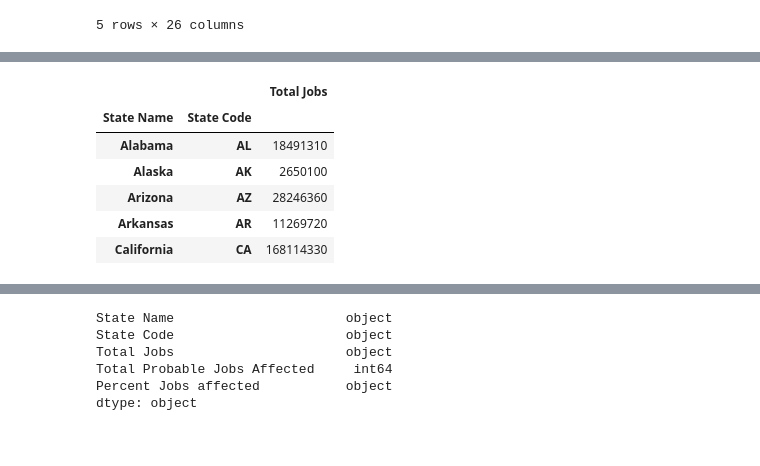
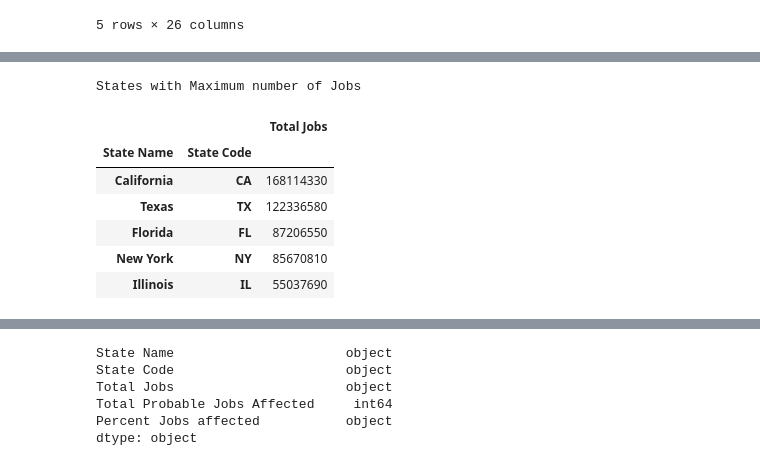
Before and after one commit to vinaya-kusuma/Project1, a Jupyter notebook: Automation_Analysis_by_state.ipynb, the cells around one changed output, grey strips where cells are left out. Saved outputs shown, nothing was run; the diff lists cells and outputs as text; code cells hidden in the pictures.

```diff
--- a/Automation_Analysis_by_state.ipynb
+++ b/Automation_Analysis_by_state.ipynb
@@ -81,13 +92,17 @@ total_jobs_state_df.head()
 # %%
 # finding total jobs for individual State
 total_job = total_jobs_state_df.groupby(['State Name','State Code'])['Total Jobs'].sum()
 total_job_df = pd.DataFrame(total_job)
-total_job_df.head()
+
+# sorting states by total number of jobs in descending order.
+print('\033[1m'+"States with Maximum number of Jobs")
+total_job_df.sort_values(by='Total Jobs', ascending=False).head()
 # %% [output]
+States with Maximum number of Jobs
 |  |  | Total Jobs |
 | State Name | State Code |  |
-| Alabama | AL | 18491310 |
-| Alaska | AK | 2650100 |
-| Arizona | AZ | 28246360 |
-| Arkansas | AR | 11269720 |
 | California | CA | 168114330 |
+| Texas | TX | 122336580 |
+| Florida | FL | 87206550 |
+| New York | NY | 85670810 |
+| Illinois | IL | 55037690 |
```
Also changed, not shown: parts of 27 cells of this notebook.
